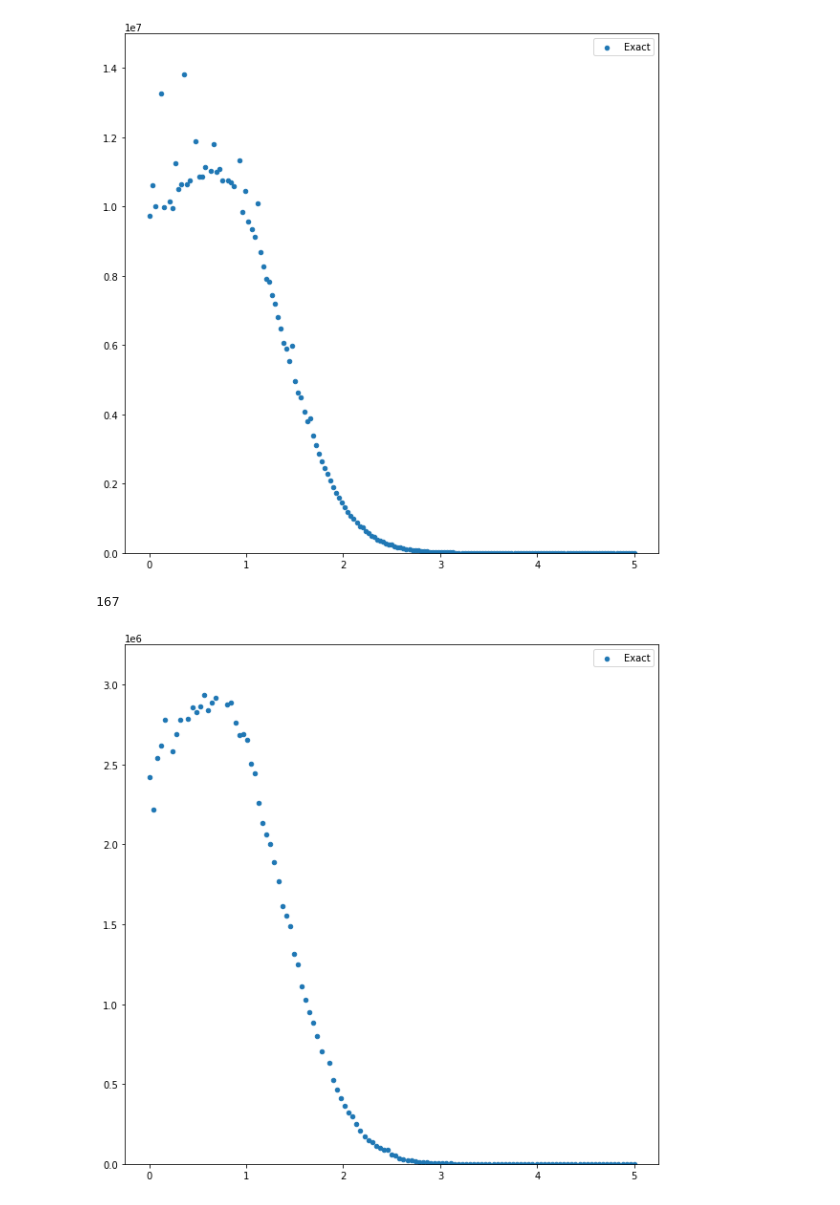
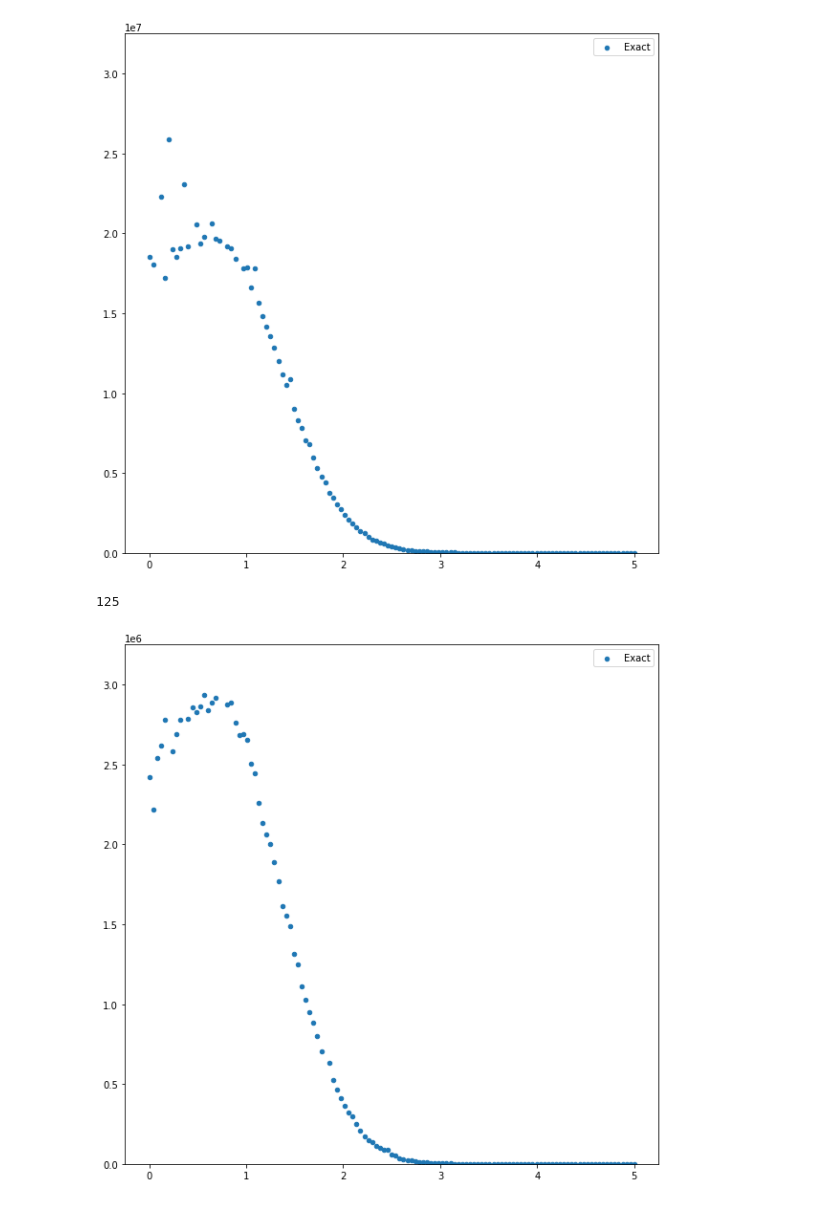
Before and after one commit to MartinKHovden/Thesis, a Jupyter notebook: VMC/src_V2/Simulations/Notebooks/QDNonInteractingOneBodycomparison.ipynb, the cells around one changed output. Cells and saved outputs as stored; diff of their text form; code cells hidden in the pictures.

```diff
--- a/VMC/src_V2/Simulations/Notebooks/QDNonInteractingOneBodycomparison.ipynb
+++ b/VMC/src_V2/Simulations/Notebooks/QDNonInteractingOneBodycomparison.ipynb
@@ -1,26 +1,26 @@
 # %%
 import numpy as np
 
 densities = np.loadtxt("../Data/quantumDot/OneBody/onebodytest62Slater.txt")
-densities = [sum(densities[i:i+3]) for i in range(0, len(densities), 3)]
+densities = [sum(densities[i:i+4]) for i in range(0, len(densities), 4)]
 
 normalizationFactor = 2.0
 normalizedSlater = []
 for i in range(len(densities)):
     normalizedSlater.append(densities[i]/((2*i+1)*np.pi*((10/1000)**2)))
 
 import matplotlib.pyplot as plt
 plt.figure(figsize=(10,10))
 plt.scatter(np.linspace(0,5,len(normalizedSlater)),normalizedSlater, s = 20)
 # plt.plot(np.linspace(0,5,len(normalizedSlater)),[np.exp(-r**2)*1.34e6 for r in np.linspace(0,5,len(normalizedSlater))], '--ro' , markersize=1)
 plt.legend([ "Exact","VMC: Slater"])
-plt.ylim((0, 1.5e7))
+plt.ylim((0, 3.25e7))
 
 plt.show()
 
 print(len(densities))
 # %% [output]
-[figure, old version]
+[figure, new version]
-167
+125
 # %%
 import numpy as np
```
Also changed, not shown: parts of 5 cells of this notebook, 10 other files.
